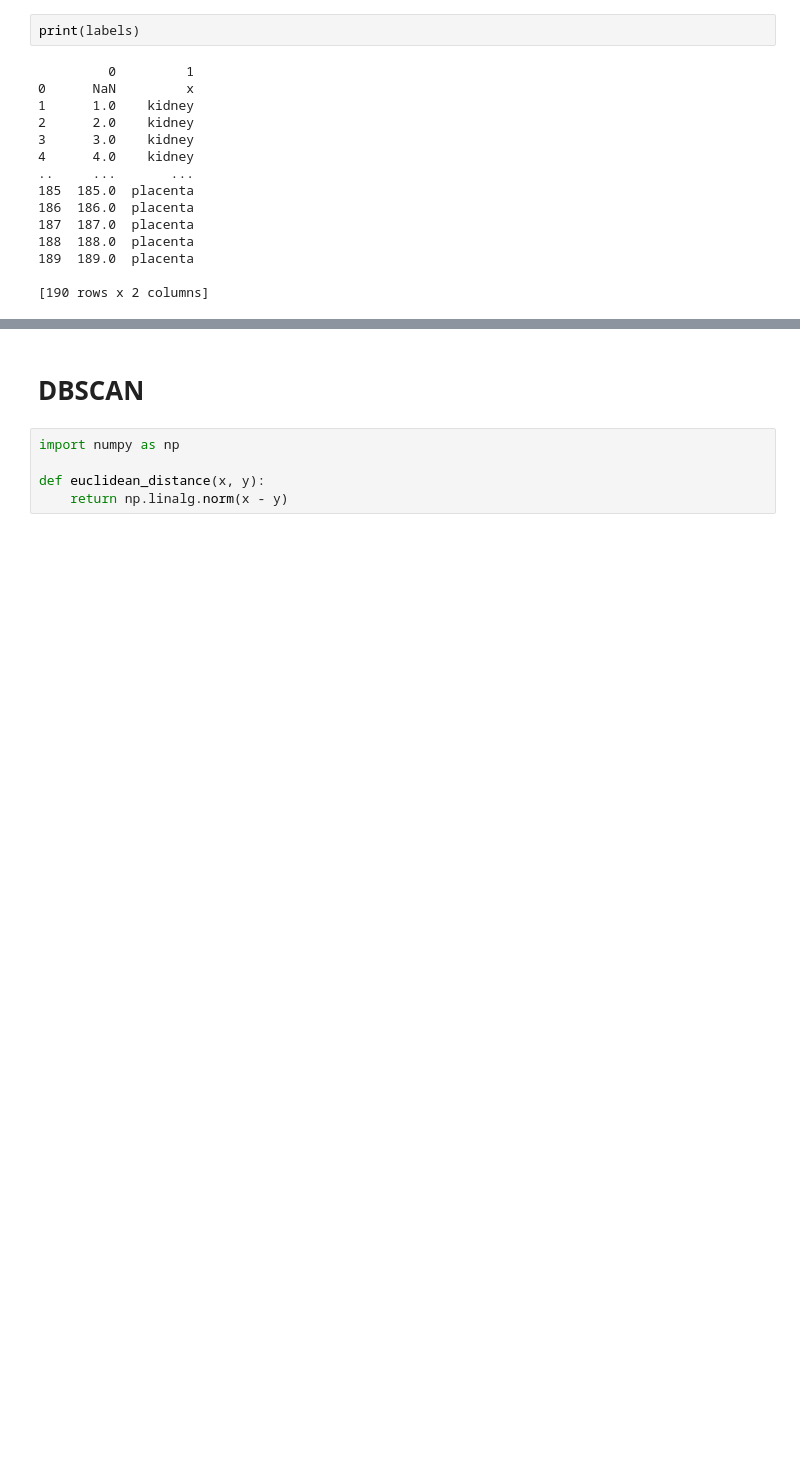
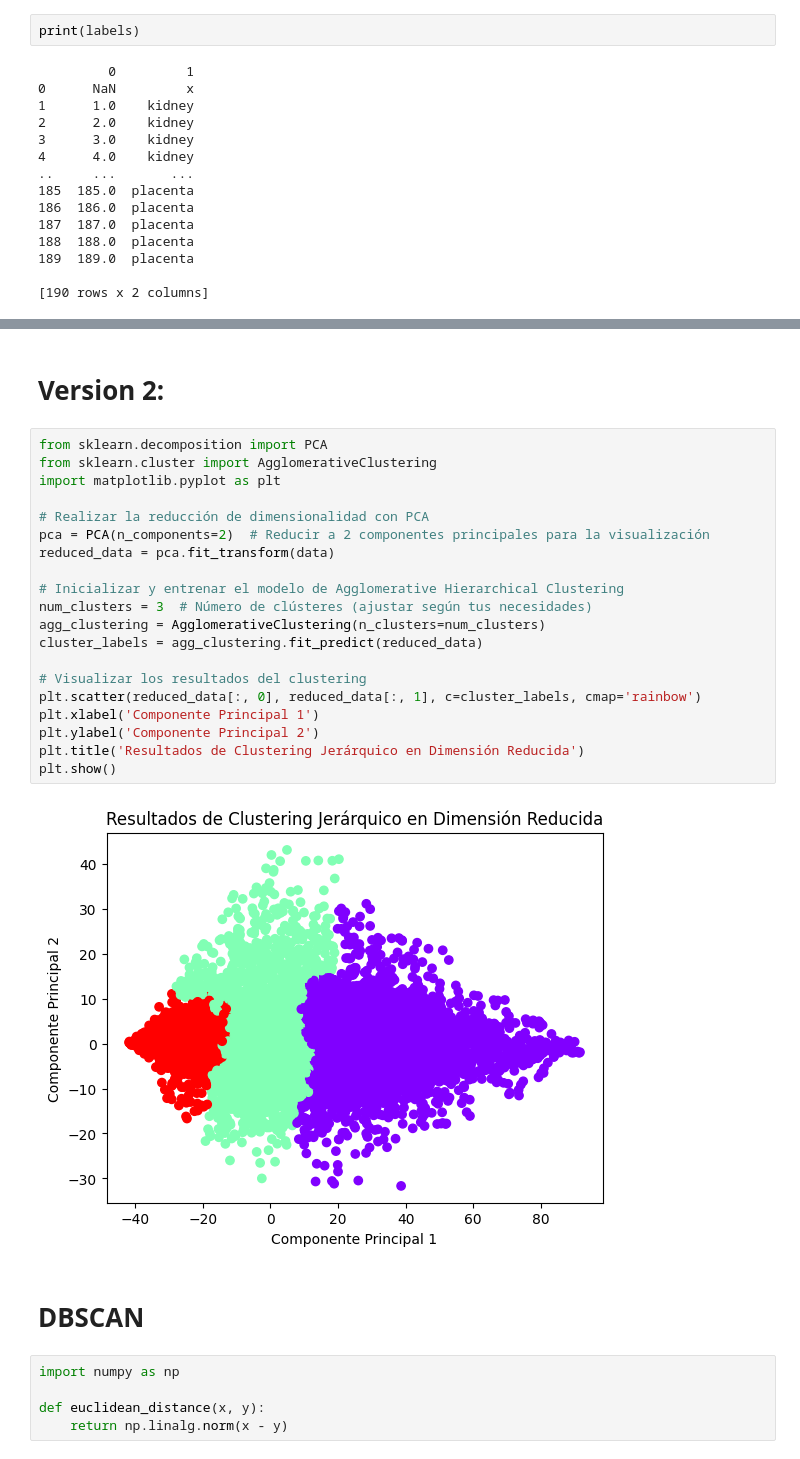
Before and after one commit to OmarUTEC/project2-machine, a Jupyter notebook: DBSCAN/dbscan.ipynb, the cells around one changed output, grey strips where cells are left out. Cells and saved outputs as stored; diff of their text form; blank space fills up the shorter version.

```diff
--- a/DBSCAN/dbscan.ipynb
+++ b/DBSCAN/dbscan.ipynb
@@ -41,3 +136,27 @@ print(labels)
+# %% [markdown]
+# Version 2:
+# %%
+from sklearn.decomposition import PCA
+from sklearn.cluster import AgglomerativeClustering
+import matplotlib.pyplot as plt
+
+# Realizar la reducción de dimensionalidad con PCA
+pca = PCA(n_components=2)  # Reducir a 2 componentes principales para la visualización
+reduced_data = pca.fit_transform(data)
+
+# Inicializar y entrenar el modelo de Agglomerative Hierarchical Clustering
+num_clusters = 3  # Número de clústeres (ajustar según tus necesidades)
+agg_clustering = AgglomerativeClustering(n_clusters=num_clusters)
+cluster_labels = agg_clustering.fit_predict(reduced_data)
+
+# Visualizar los resultados del clustering
+plt.scatter(reduced_data[:, 0], reduced_data[:, 1], c=cluster_labels, cmap='rainbow')
+plt.xlabel('Componente Principal 1')
+plt.ylabel('Componente Principal 2')
+plt.title('Resultados de Clustering Jerárquico en Dimensión Reducida')
+plt.show()
+# %% [output]
+[figure, added]
 # %% [markdown]
 # DBSCAN
 # %%
```
Also changed, not shown: parts of 16 cells of this notebook.
